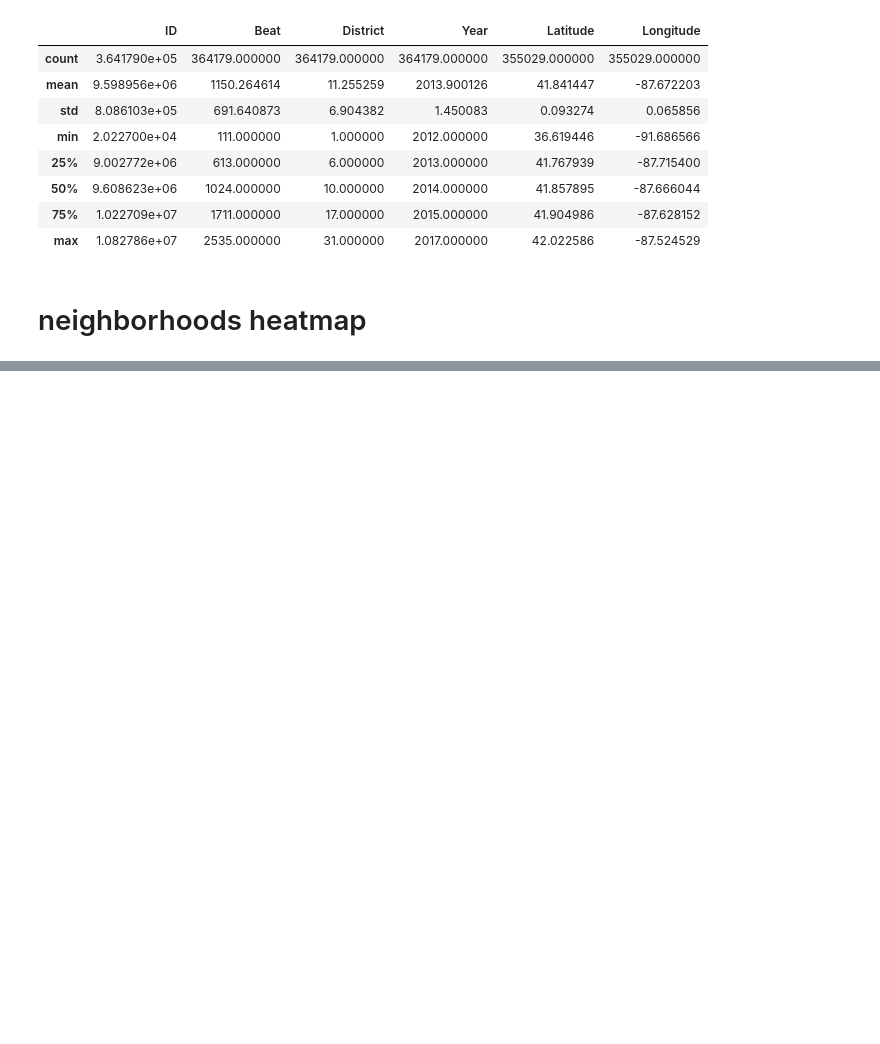
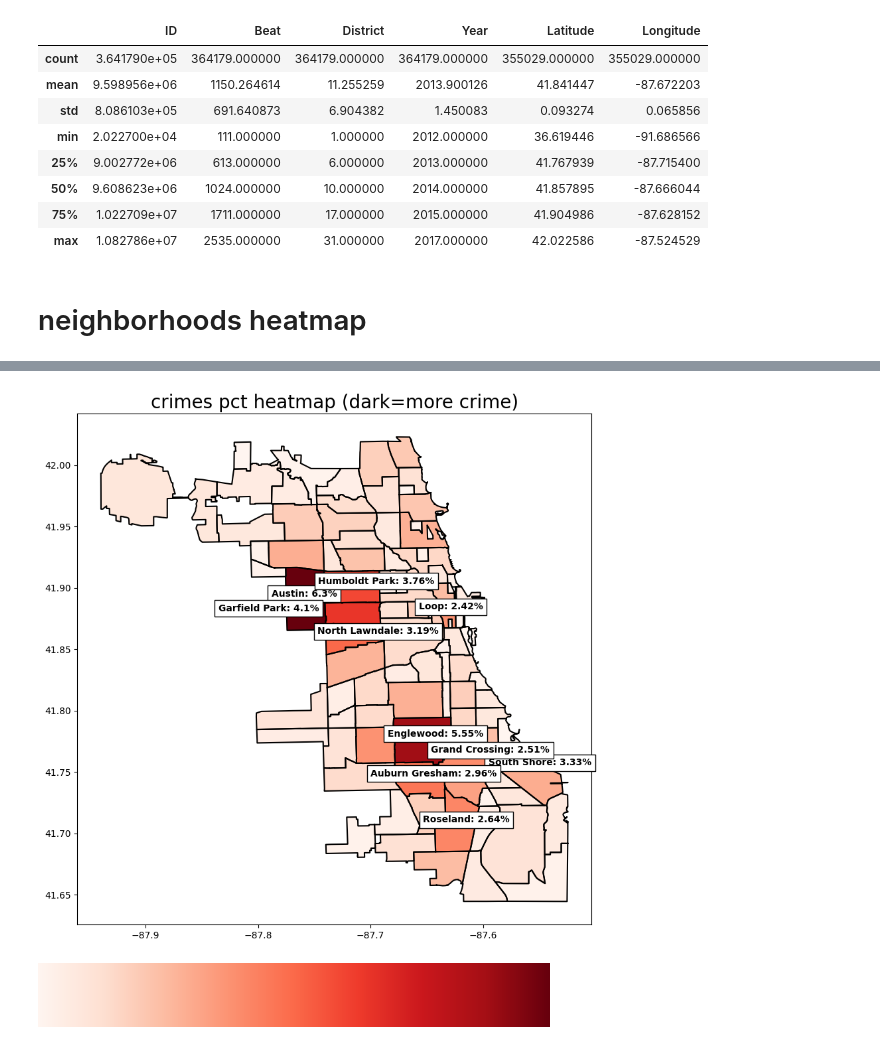
Before and after one commit to Elilgo324/chicago-crimes-exploration, a Jupyter notebook: main.ipynb, the cells around one changed output, grey strips where cells are left out. Saved outputs shown, nothing was run; the diff lists cells and outputs as text; code cells hidden in the pictures; blank space fills up the shorter version.

```diff
--- a/main.ipynb
+++ b/main.ipynb
@@ -150,25 +171,37 @@ for point in crime_points:
 # %%
 total_crimes_count = sum(neighborhoods_crimes_count.values())
 # %%
-minima = min(neighborhoods_crimes_count.values())
-maxima = max(neighborhoods_crimes_count.values())
-
 normalize = colors.Normalize(vmin=min(neighborhoods_crimes_count.values()),
                              vmax=max(neighborhoods_crimes_count.values()))
-cmap = plt.cm.get_cmap('hot')
+cmap = plt.cm.get_cmap('Reds')
-# %%
-plt.figure(figsize=(9,7))
-plt.title('heatmap of crimes in chicago', fontsize=fontsize)
-
-for neighborhood in neighborhoods:
-    name, polygon = neighborhood
-    x,y = polygon.exterior.xy
-    plt.fill(x,y, color=cmap(normalize(neighborhoods_crimes_count[name])))
 # %%
-plt.figure(figsize=(9,7))
-plt.title('heatmap of crimes in chicago', fontsize=fontsize)
-for neighborhood in neighborhoods:
+plt.figure(figsize=(10,10))
+plt.title('crimes pct heatmap (dark=more crime)', fontsize=fontsize)
+
+i=0
+ts = []
+for neighborhood in sorted(neighborhoods, key=lambda n:neighborhoods_crimes_count[n[0]], reverse=True):
     name, polygon = neighborhood
     x,y = polygon.exterior.xy
     plt.fill(x,y, color=cmap(normalize(neighborhoods_crimes_count[name])))
-    plt.text(polygon.centroid.x, polygon.centroid.y, f'{int(100 * round(neighborhoods_crimes_count[name] / total_crimes_count, 2))}%', color='white')
+    plt.plot(x,y, color='black')
+    if i < 10:
+        i+=1
+        t = plt.text(polygon.centroid.x - 0.03, polygon.centroid.y, f'{name}: {round(100*neighborhoods_crimes_count[name] / total_crimes_count, 2)}%', fontsize=10, color='black', weight='bold', zorder=30)
+        t.set_bbox(dict(facecolor='white', alpha=1, edgecolor='black'))
+        ts.append(t)
+adjust_text(ts, only_move={'points':'y', 'texts':'y'})
+
+plt.savefig('./plots/pct_heatmap.png')
+# %% [output]
+[figure, added]
+# %%
+s = sorted([neighborhoods_crimes_count[n[0]] / n[1].area for n in neighborhoods])
+minima = s[1]
+maxima = s[-2]
+normalize = colors.Normalize(vmin=minima,
+                             vmax=maxima)
+cmap = plt.cm.get_cmap('Reds')
+cmap
+# %% [output]
+[figure, added]
```
Also changed, not shown: parts of 10 cells of this notebook, 3 other files.
